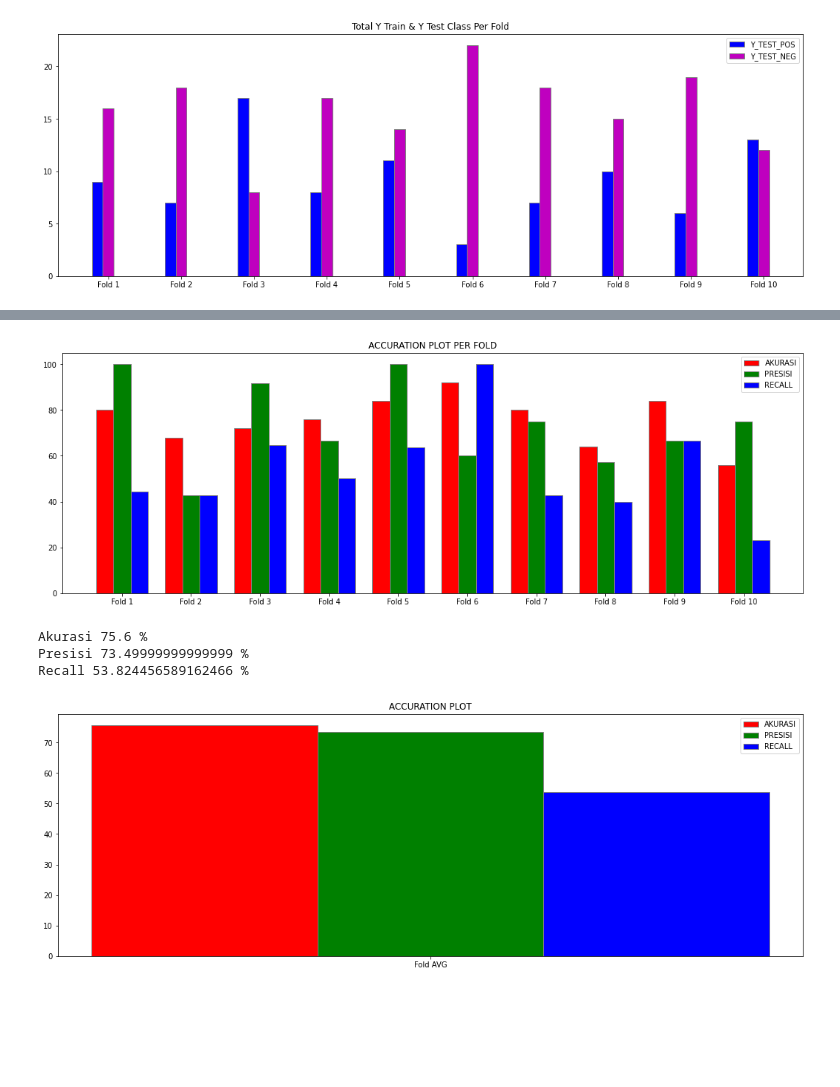
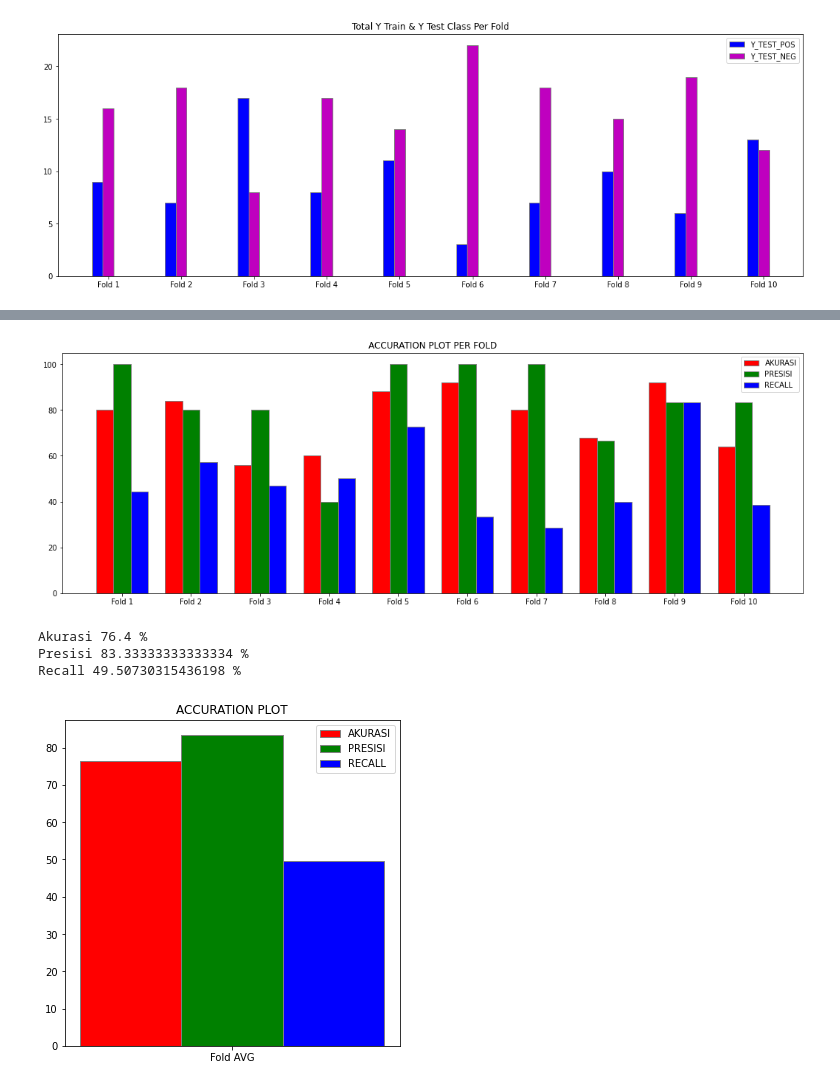
Before and after one commit to arif-x/sentiment-analysis-with-tf-idf-and-linear-svm, a Jupyter notebook: svm_10_kfold.ipynb, the cells around one changed output, grey strips where cells are left out. Drawn from its saved outputs; the diff is of its cells as text; code cells hidden in the pictures; blank space fills up the shorter version.

```diff
--- a/svm_10_kfold.ipynb
+++ b/svm_10_kfold.ipynb
@@ -163,8 +163,8 @@ plt.show()
 # %%
 # Parameter SVM
 
-c_data = 15
-max_iteration = 50000
+c_data = 1.0
+max_iteration = 5000
 tolerance = 0.001
 np.random.seed(25)
 # %%
@@ -642,7 +642,7 @@ plt.xticks([r + barWidth for r in range(len(ACCURACY))],
 plt.legend()
 plt.show()
 # %% [output]
-[figure, old version]
+[figure, new version]
 # %%
 def get_average(num):
     sum_num = 0
@@ -653,35 +653,35 @@ def get_average(num):
     return avg
 
 acc_avg = get_average(ACCURACY)
 pre_avg = get_average(PRECISION)
 rec_avg = get_average(RECALL)
 
 print('Akurasi', acc_avg, '%')
 print('Presisi', pre_avg, '%')
 print('Recall', rec_avg, '%')
 
-fig = plt.subplots(figsize=(18,6))
+fig = plt.subplots(figsize=(6,6))
 barWidth = 0.1
 
 br1 = np.arange(len([acc_avg]))
 br2 = [x + barWidth for x in br1]
 br3 = [x + barWidth for x in br2]
 
 plt.title("ACCURATION PLOT")
 plt.bar(br1, [acc_avg], color ='r', width = barWidth,
         edgecolor ='grey', label ='AKURASI')
 plt.bar(br2, [pre_avg], color ='g', width = barWidth,
         edgecolor ='grey', label ='PRESISI')
 plt.bar(br3, [rec_avg], color ='b', width = barWidth,
         edgecolor ='grey', label ='RECALL')
 
 plt.xticks([r + barWidth for r in range(len([acc_avg]))],
     ["Fold AVG"])
 
 plt.legend()
 plt.show()
 # %% [output]
-Akurasi 75.6 %
-Presisi 73.49999999999999 %
-Recall 53.824456589162466 %
+Akurasi 76.4 %
+Presisi 83.33333333333334 %
+Recall 49.50730315436198 %
-[figure, old version]
+[figure, new version]
```
Also changed, not shown: parts of 13 cells of this notebook, 5 other files.
